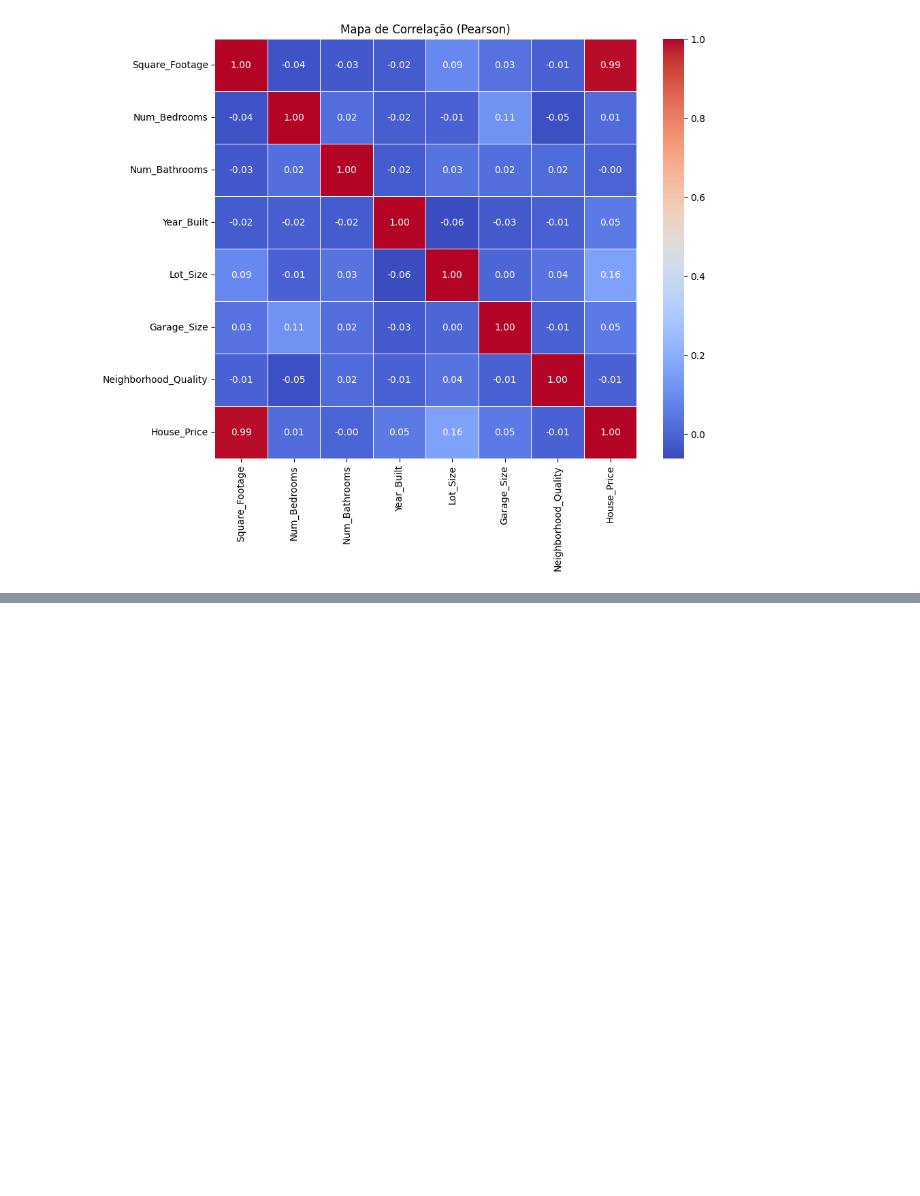
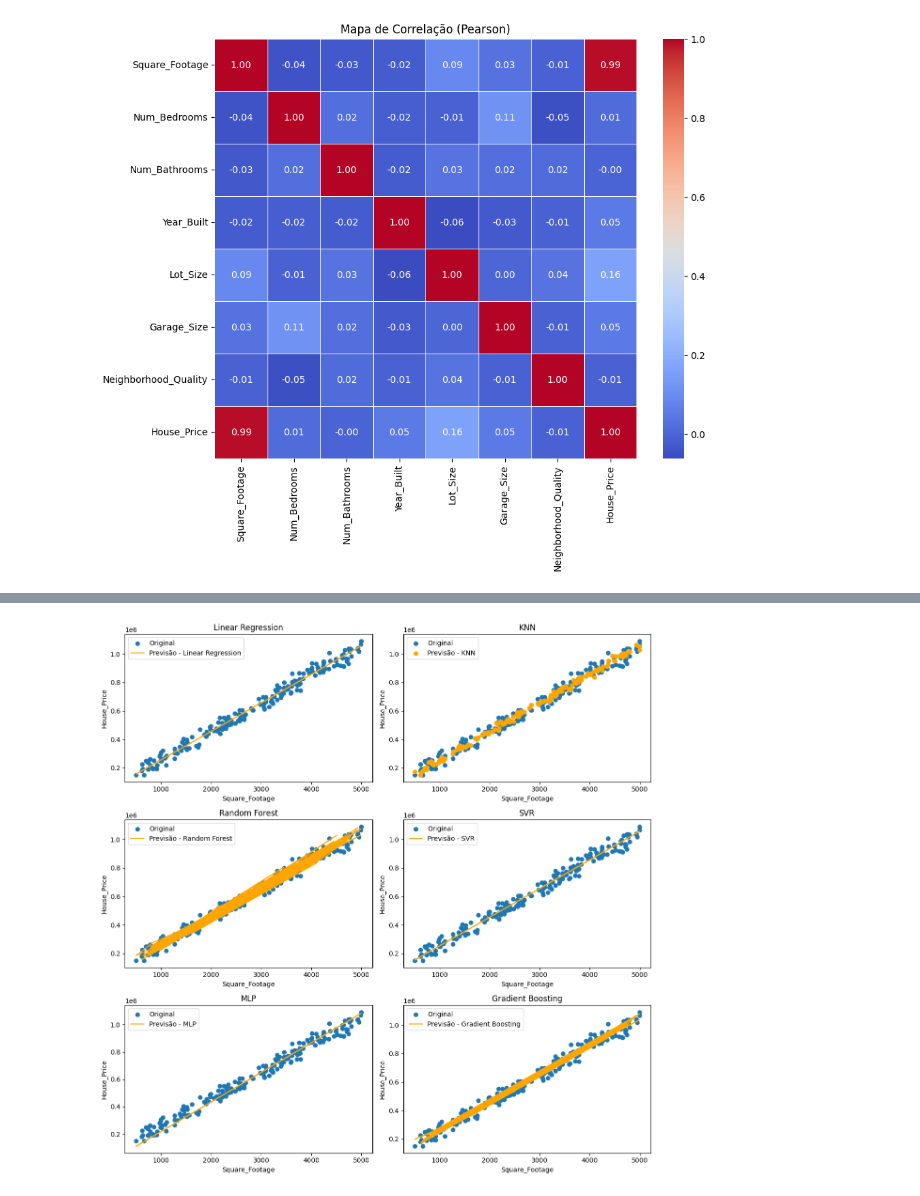
Before and after one commit to ronaldo-dck/AM-class, a Jupyter notebook: regression/analise_exp.ipynb, the cells around one changed output, grey strips where cells are left out. Cells and saved outputs as stored; diff of their text form; code cells hidden in the pictures; blank space fills up the shorter version.

```diff
--- a/regression/analise_exp.ipynb
+++ b/regression/analise_exp.ipynb
@@ -82,0 +145,30 @@ plt.show()
+# %%
+
+# Criando uma figura com uma matriz 3x2 de subplots
+fig, axes = plt.subplots(3, 2, figsize=(12, 12))
+axes = axes.flatten()  # Facilita a iteração sobre os eixos
+
+
+# Ajustando e prevendo para cada modelo
+for ax, (model_name, model) in zip(axes, models.items()):
+    model.fit(X_train, y_train)
+    y_pred = model.predict(X_test)
+
+    # Diferenciando entre modelos que geram linhas e aqueles que geram pontos
+    if model_name in ('KNN', 'GB', 'RF'):
+        ax.scatter(X_test, y_test, label='Original')  # Dados originais
+        ax.scatter(X_test, y_pred, color='orange', label=f'Previsão - {model_name}')  # Previsão como pontos
+    else:
+        ax.scatter(X_test, y_test, label='Original')  # Dados originais
+        ax.plot(X_test, y_pred, color='orange', label=f'Previsão - {model_name}', linestyle='-')  # Previsão como linha
+
+    ax.set_title(model_name)
+    ax.set_xlabel('Square_Footage')
+    ax.set_ylabel('House_Price')
+    ax.legend()
+
+# Ajustando o layout
+plt.tight_layout()
+plt.show()
+# %% [output]
+[figure, added]
```
Also changed, not shown: parts of 4 cells of this notebook, 7 other files.
